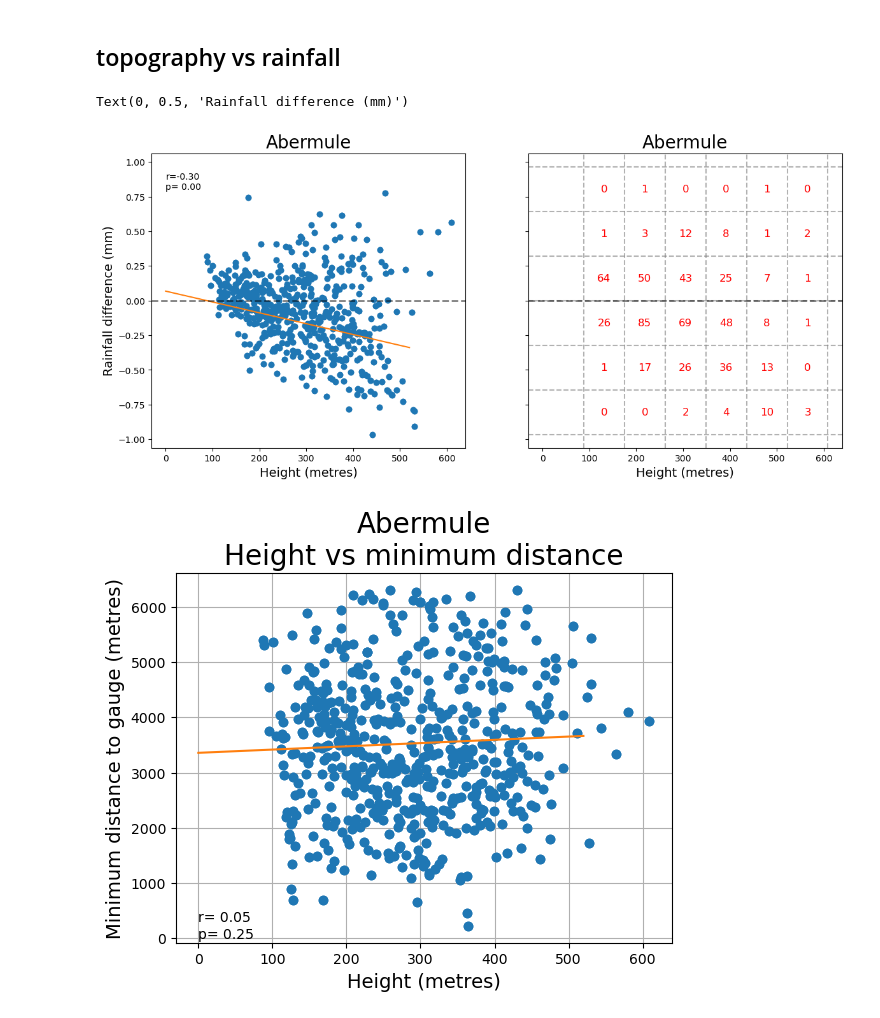
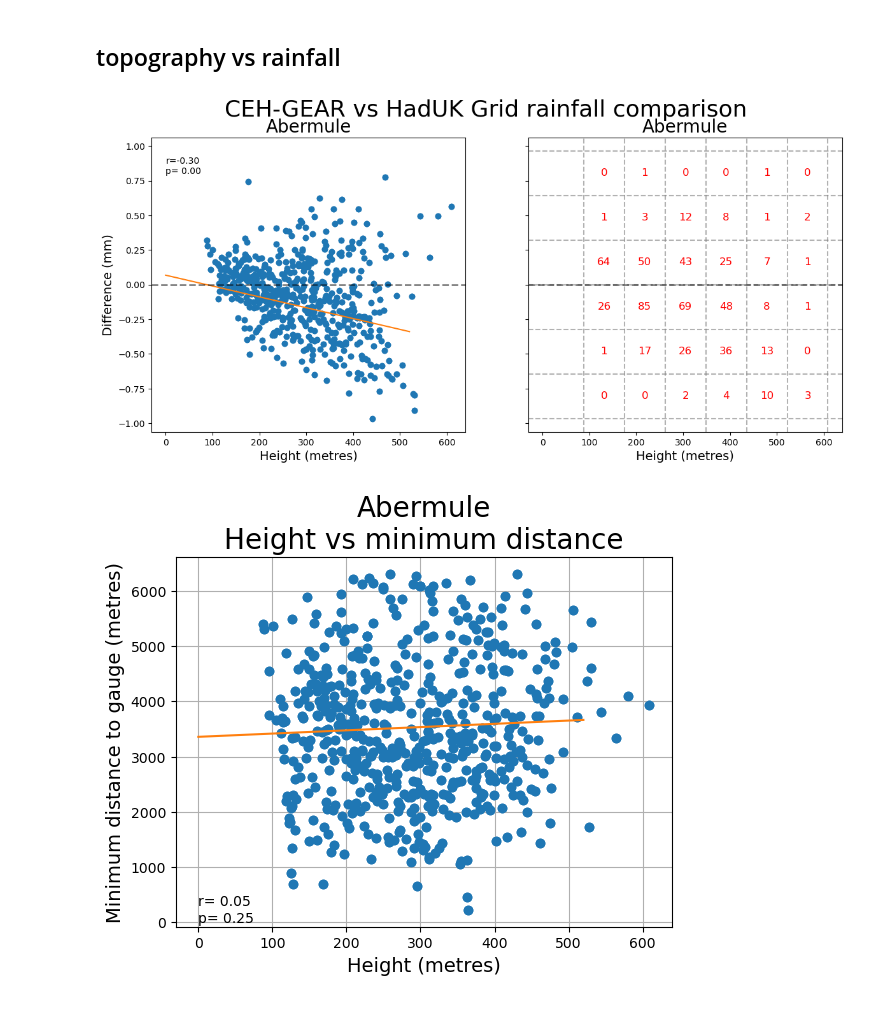
Before and after one commit to Thomasjkeel/FDRI-comparing-rainfall-data-in-upper-severn, a Jupyter notebook: notebooks/explore_differences_in_gridded_datasets.ipynb, the cells around one changed output. Saved outputs shown, nothing was run; the diff lists cells and outputs as text; code cells hidden in the pictures.

Commit message:
add abermule figures

```diff
--- a/notebooks/explore_differences_in_gridded_datasets.ipynb
+++ b/notebooks/explore_differences_in_gridded_datasets.ipynb
@@ -311,23 +311,24 @@ region_diff_mean = mask_region_rainfall(ceh_haduk_diff_mean, catchments_shp_and_
 # %%
 x = (region_diff_mean['hght']/10).data.flatten()
 y = region_diff_mean['rain_mm_diff'].data.flatten()
 
 ## workaround required when using mask
 x = x[np.isfinite(x)]
 y = y[np.isfinite(y)]
 
 fig, axes = plt.subplots(1, 2, figsize=(14, 6), sharex=True, sharey=True)
 plot_scatter_w_regline(x, y, axes[0])
 plot_quadrat_count_plot(x, y, axes[1])
 for ax in axes:
     ax.set_title(f"{region_to_examine}", size=20)
     ax.set_xlabel("Height (metres)", size=14)
     ax.axhline(0, linestyle='--', linewidth=2, color='k', alpha=.5)
 
-axes[0].set_ylabel("Rainfall difference (mm)", size=14)
+axes[0].set_ylabel("Difference (mm)", size=14)
+fig.suptitle("CEH-GEAR vs HadUK Grid rainfall comparison", size=26)
+# fig.savefig('../figures/ceh_vs_haduk_differences/abermule_rain_vs_height_scatter.png', bbox_inches='tight', dpi=200)
 # %% [output]
-Text(0, 0.5, 'Rainfall difference (mm)')
-[figure, old version]
+[figure, new version]
 # %%
 x = (region_diff_mean['hght']/10).data.flatten()
 y = region_diff_mean['min_dist'].data.flatten()
```
Also changed, not shown: parts of 3 cells of this notebook, 5 other files.
